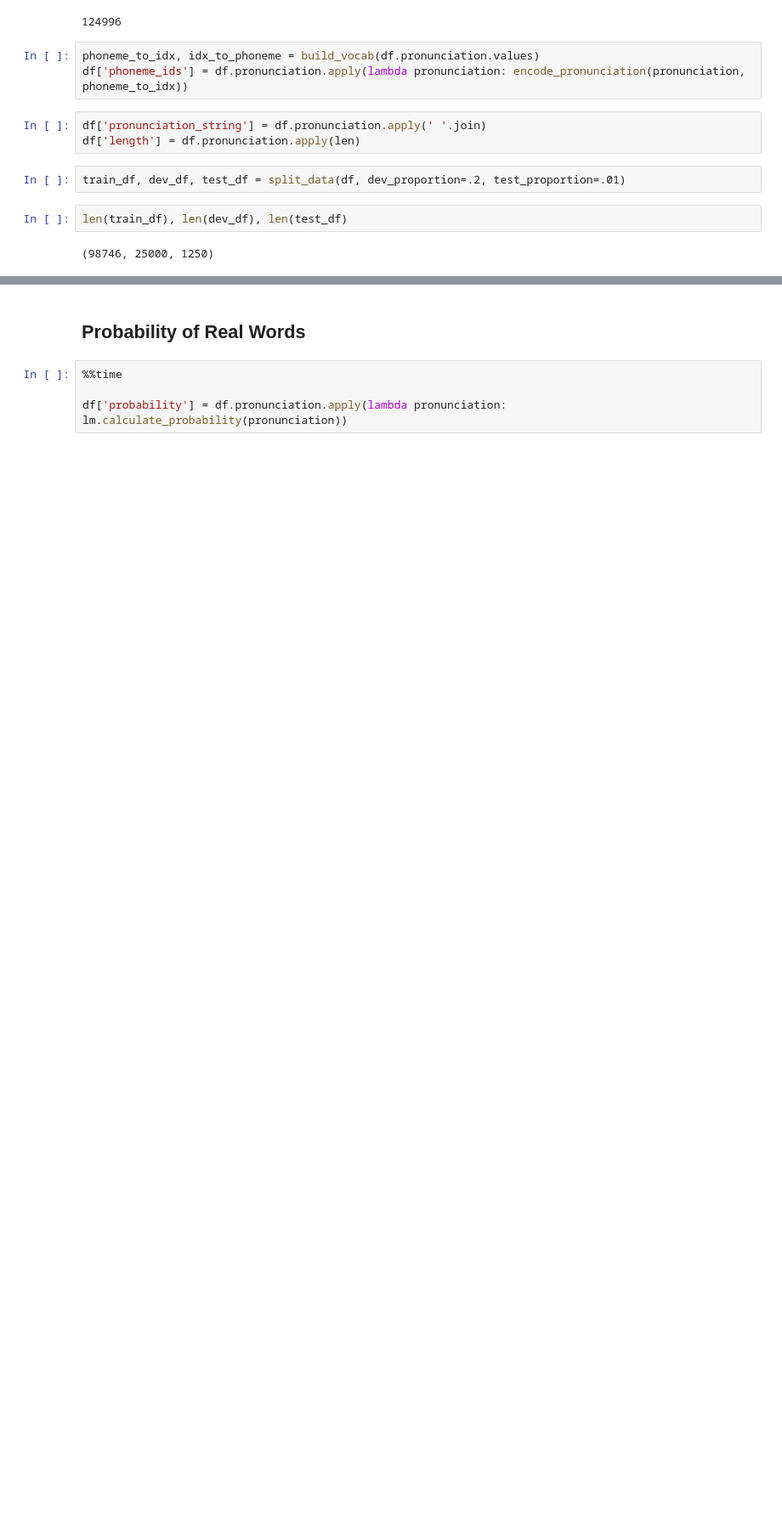
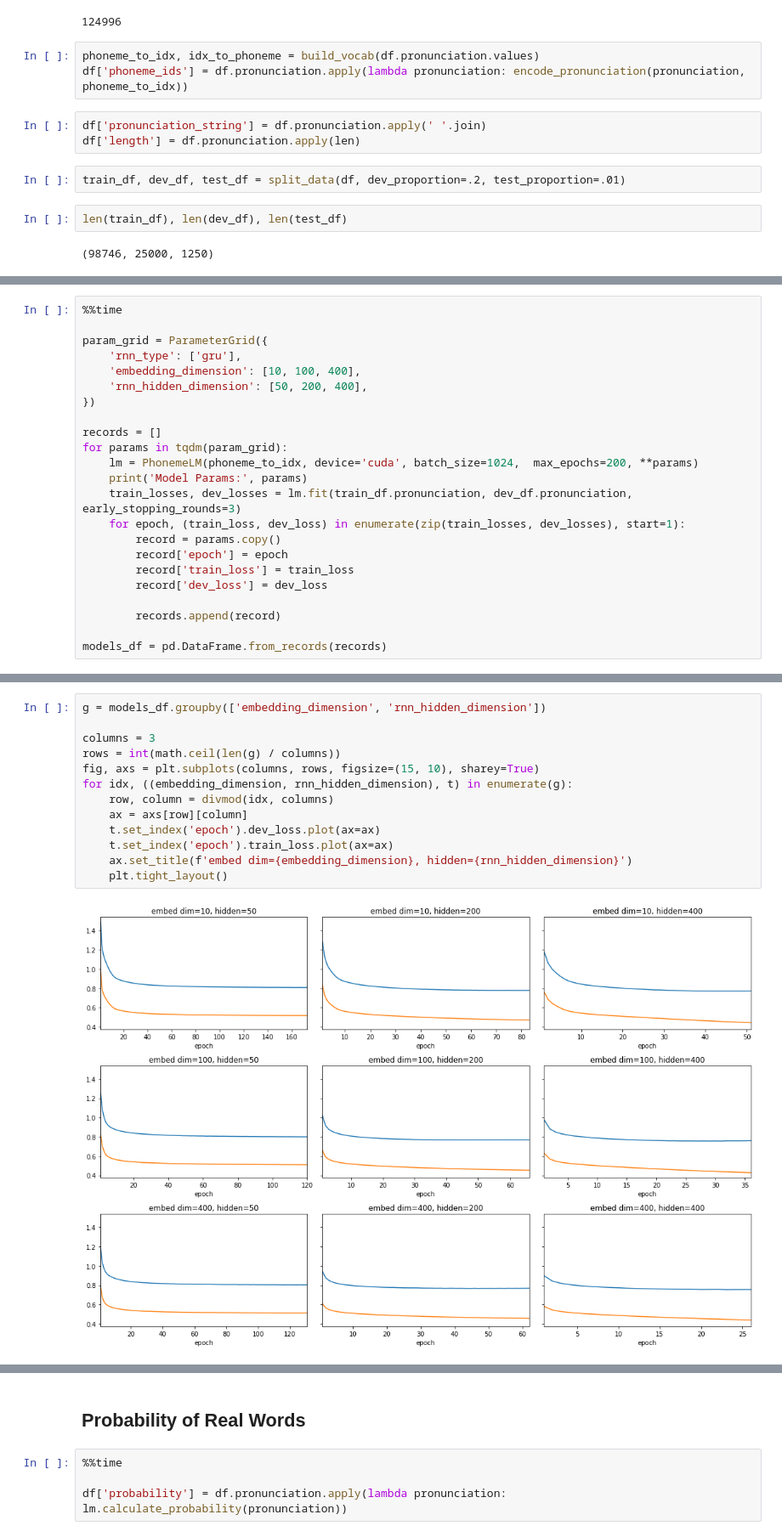
Before and after one commit to colinpollock/sonorant, a Jupyter notebook: LM RNN.ipynb, the cells around one changed output, grey strips where cells are left out. Shown: that part at 85% size. Cells and saved outputs as stored; diff of their text form; blank space fills up the shorter version.

```diff
--- a/LM RNN.ipynb
+++ b/LM RNN.ipynb
@@ -52,0 +105,23 @@ PhonemeLM?
+# %%
+%%time
+
+param_grid = ParameterGrid({
+    'rnn_type': ['gru'],
+    'embedding_dimension': [10, 100, 400],
+    'rnn_hidden_dimension': [50, 200, 400],
+})
+
+records = []
+for params in tqdm(param_grid):
+    lm = PhonemeLM(phoneme_to_idx, device='cuda', batch_size=1024,  max_epochs=200, **params)
+    print('Model Params:', params)
+    train_losses, dev_losses = lm.fit(train_df.pronunciation, dev_df.pronunciation, early_stopping_rounds=3)
+    for epoch, (train_loss, dev_loss) in enumerate(zip(train_losses, dev_losses), start=1):
+        record = params.copy()
+        record['epoch'] = epoch
+        record['train_loss'] = train_loss
+        record['dev_loss'] = dev_loss
+
+        records.append(record)
+
+models_df = pd.DataFrame.from_records(records)
@@ -53,3 +260,18 @@ PhonemeLM?
+# %%
+g = models_df.groupby(['embedding_dimension', 'rnn_hidden_dimension'])
+
+columns = 3
+rows = int(math.ceil(len(g) / columns))
+fig, axs = plt.subplots(columns, rows, figsize=(15, 10), sharey=True)
+for idx, ((embedding_dimension, rnn_hidden_dimension), t) in enumerate(g):
+    row, column = divmod(idx, columns)
+    ax = axs[row][column]
+    t.set_index('epoch').dev_loss.plot(ax=ax)
+    t.set_index('epoch').train_loss.plot(ax=ax)
+    ax.set_title(f'embed dim={embedding_dimension}, hidden={rnn_hidden_dimension}')
+    plt.tight_layout()
+# %% [output]
+[figure, added]
 # %%
 %%time
 
```
Also changed, not shown: parts of 40 cells of this notebook.
